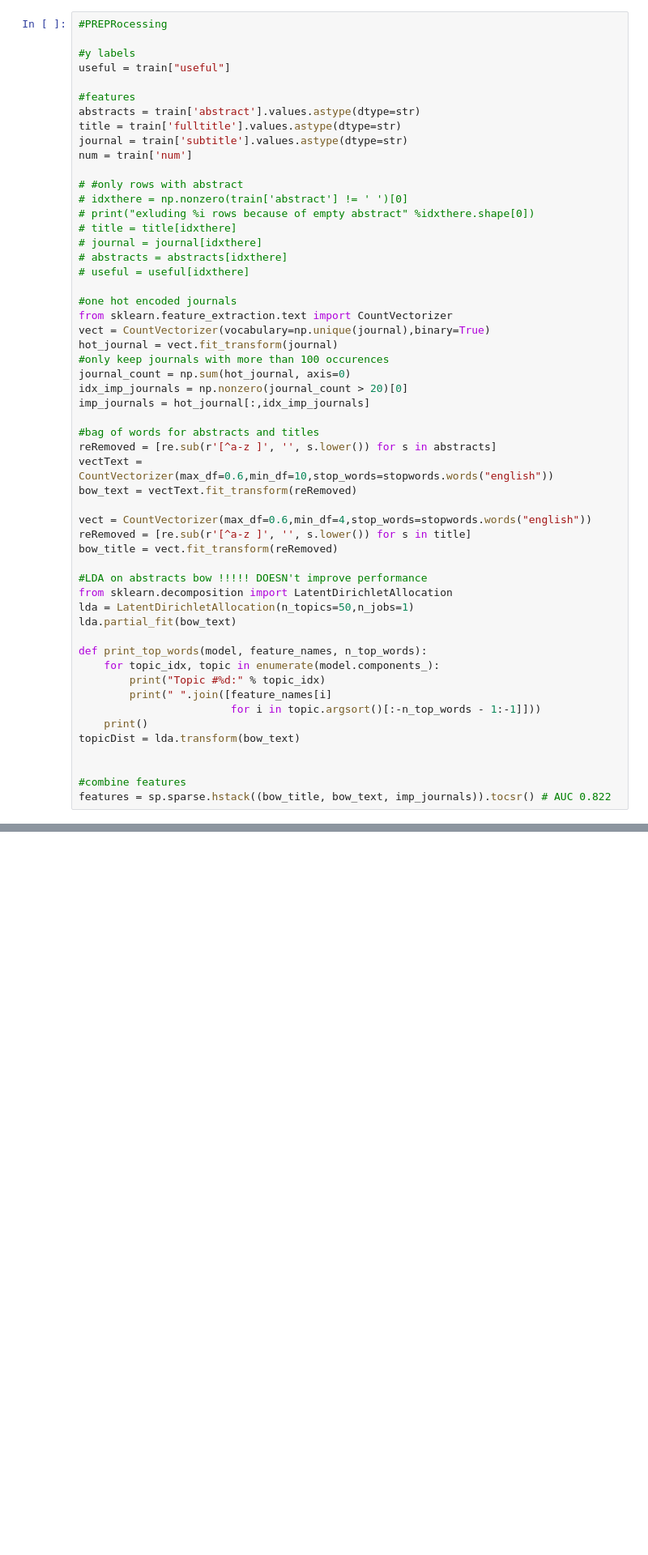
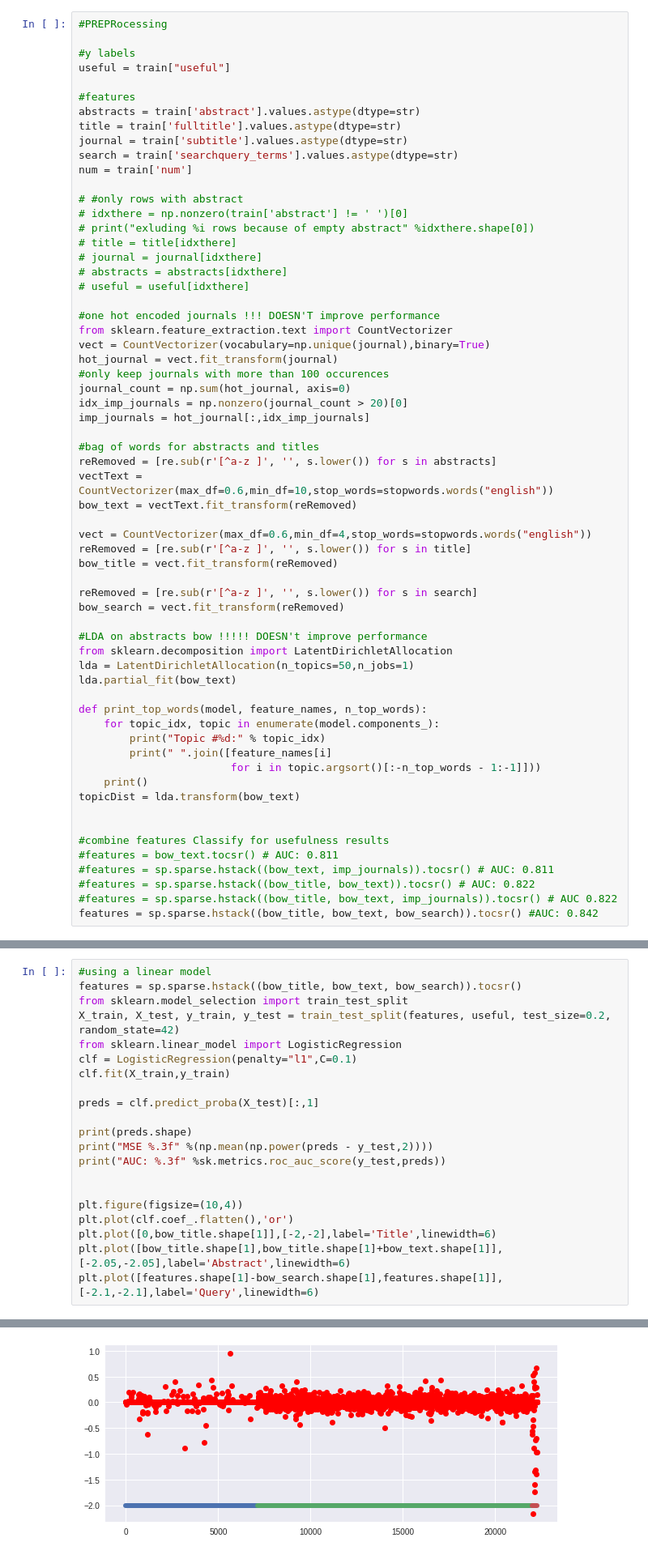
Before and after one commit to tholor/dssg_cancer, a Jupyter notebook: tm_classify_usefulness.ipynb, the cells around one changed output, grey strips where cells are left out. Shown: that part at 81% size. Drawn from its saved outputs; the diff is of its cells as text; blank space fills up the shorter version.

```diff
--- a/tm_classify_usefulness.ipynb
+++ b/tm_classify_usefulness.ipynb
@@ -67,6 +67,7 @@ useful = train["useful"]
 abstracts = train['abstract'].values.astype(dtype=str)
 title = train['fulltitle'].values.astype(dtype=str)
 journal = train['subtitle'].values.astype(dtype=str)
+search = train['searchquery_terms'].values.astype(dtype=str)
 num = train['num']
 
 # #only rows with abstract
@@ -77,7 +78,7 @@ num = train['num']
 # abstracts = abstracts[idxthere]
 # useful = useful[idxthere]
 
-#one hot encoded journals
+#one hot encoded journals !!! DOESN'T improve performance
 from sklearn.feature_extraction.text import CountVectorizer
 vect = CountVectorizer(vocabulary=np.unique(journal),binary=True)
 hot_journal = vect.fit_transform(journal)
@@ -95,6 +96,9 @@ vect = CountVectorizer(max_df=0.6,min_df=4,stop_words=stopwords.words("english")
 reRemoved = [re.sub(r'[^a-z ]', '', s.lower()) for s in title]
 bow_title = vect.fit_transform(reRemoved)
 
+reRemoved = [re.sub(r'[^a-z ]', '', s.lower()) for s in search]
+bow_search = vect.fit_transform(reRemoved)
+
 #LDA on abstracts bow !!!!! DOESN't improve performance
 from sklearn.decomposition import LatentDirichletAllocation
 lda = LatentDirichletAllocation(n_topics=50,n_jobs=1)
@@ -109,8 +113,12 @@ def print_top_words(model, feature_names, n_top_words):
 topicDist = lda.transform(bow_text)
 
 
-#combine features
-features = sp.sparse.hstack((bow_title, bow_text, imp_journals)).tocsr() # AUC 0.822
+#combine features Classify for usefulness results
+#features = bow_text.tocsr() # AUC: 0.811
+#features = sp.sparse.hstack((bow_text, imp_journals)).tocsr() # AUC: 0.811
+#features = sp.sparse.hstack((bow_title, bow_text)).tocsr() # AUC: 0.822
+#features = sp.sparse.hstack((bow_title, bow_text, imp_journals)).tocsr() # AUC 0.822
+features = sp.sparse.hstack((bow_title, bow_text, bow_search)).tocsr() #AUC: 0.842
 # %%
 from sklearn.model_selection import train_test_split
 X_train, X_test, y_train, y_test = train_test_split(features, useful, test_size=0.2, random_state=42)
@@ -130,0 +139,22 @@ AUC: 0.822
+# %%
+#using a linear model
+features = sp.sparse.hstack((bow_title, bow_text, bow_search)).tocsr()
+from sklearn.model_selection import train_test_split
+X_train, X_test, y_train, y_test = train_test_split(features, useful, test_size=0.2, random_state=42)
+from sklearn.linear_model import LogisticRegression
+clf = LogisticRegression(penalty="l1",C=0.1)
+clf.fit(X_train,y_train)
+
+preds = clf.predict_proba(X_test)[:,1]
+
+print(preds.shape)
+print("MSE %.3f" %(np.mean(np.power(preds - y_test,2))))
+print("AUC: %.3f" %sk.metrics.roc_auc_score(y_test,preds))
+
+
+plt.figure(figsize=(10,4))
+plt.plot(clf.coef_.flatten(),'or')
+plt.plot([0,bow_title.shape[1]],[-2,-2],label='Title',linewidth=6)
+plt.plot([bow_title.shape[1],bow_title.shape[1]+bow_text.shape[1]],[-2.05,-2.05],label='Abstract',linewidth=6)
+plt.plot([features.shape[1]-bow_search.shape[1],features.shape[1]],[-2.1,-2.1],label='Query',linewidth=6)
+# %% [output]
@@ -130,0 +165 @@ AUC: 0.822
+[figure, added]
```
Also changed, not shown: parts of 5 cells of this notebook, 1 other file.
